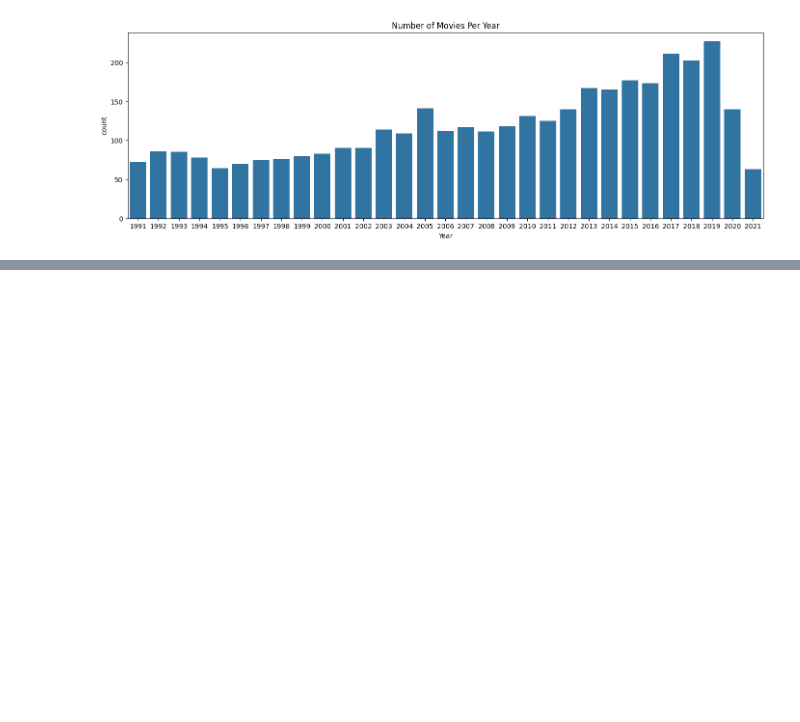
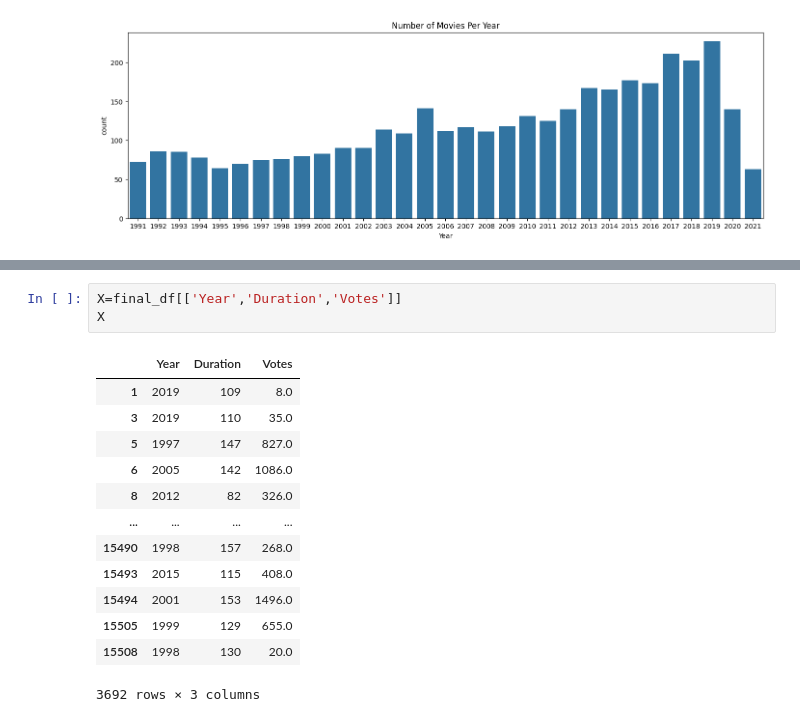
Before and after one commit to khushilal1/codSoft_Intern, a Jupyter notebook: movie_rating_prediction/movie_rating.ipynb, the cells around one changed output, grey strips where cells are left out. Cells and saved outputs as stored; diff of their text form; blank space fills up the shorter version.

```diff
--- a/movie_rating_prediction/movie_rating.ipynb
+++ b/movie_rating_prediction/movie_rating.ipynb
@@ -840,0 +929,17 @@ r2_score(y_test,y_pred)
+# %%
+X=final_df[['Year','Duration','Votes']]
+X
+# %% [output]
+|  | Year | Duration | Votes |
+| 1 | 2019 | 109 | 8.0 |
+| 3 | 2019 | 110 | 35.0 |
+| 5 | 1997 | 147 | 827.0 |
+| 6 | 2005 | 142 | 1086.0 |
+| 8 | 2012 | 82 | 326.0 |
+| ... | ... | ... | ... |
+| 15490 | 1998 | 157 | 268.0 |
+| 15493 | 2015 | 115 | 408.0 |
+| 15494 | 2001 | 153 | 1496.0 |
+| 15505 | 1999 | 129 | 655.0 |
+| 15508 | 1998 | 130 | 20.0 |
+3692 rows × 3 columns
```
Also changed, not shown: parts of 136 cells of this notebook, 6 other files.
